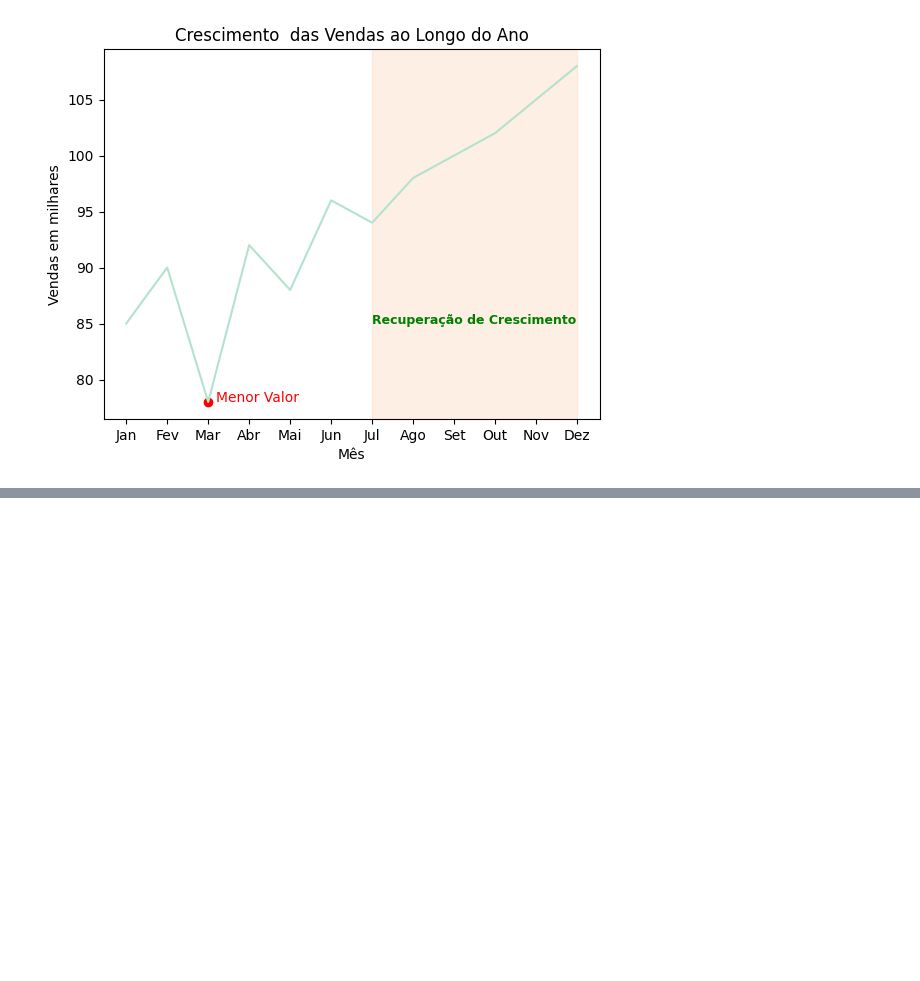
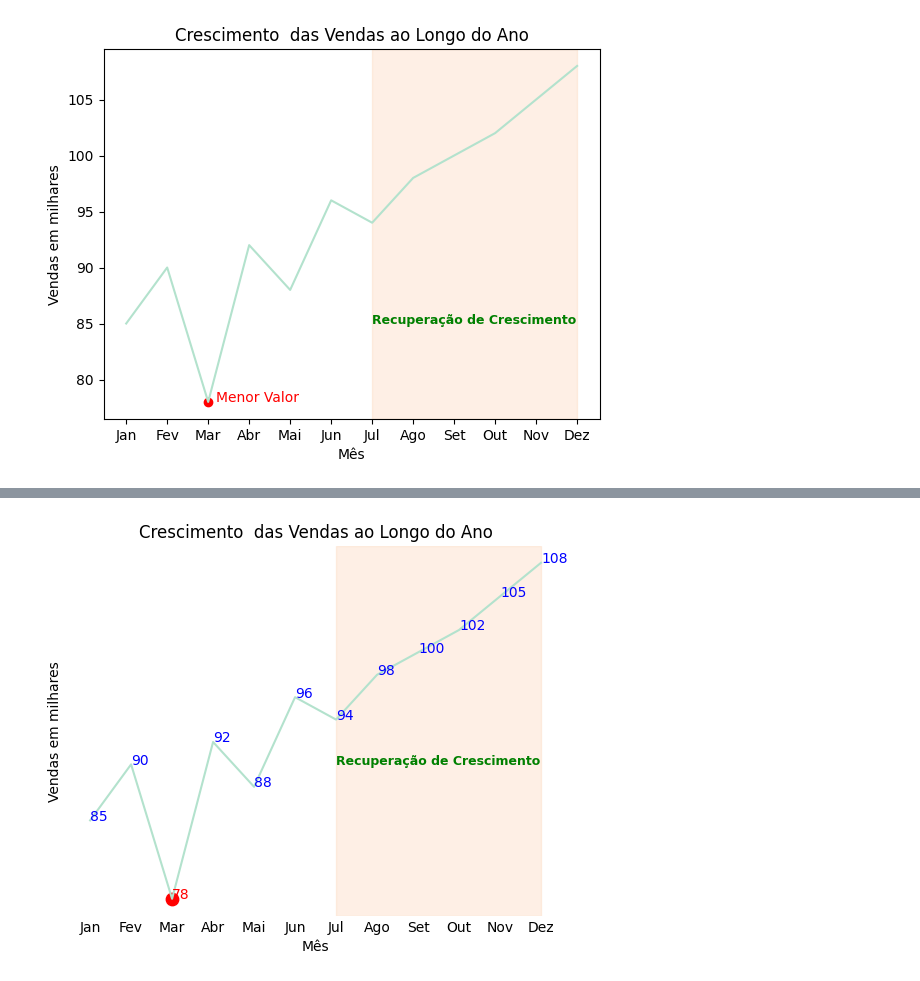
Before and after one commit to sdemoviart/data-viz-python-collection, a Jupyter notebook: line_chart.ipynb, the cells around one changed output, grey strips where cells are left out. Saved outputs shown, nothing was run; the diff lists cells and outputs as text; code cells hidden in the pictures; blank space fills up the shorter version.

```diff
--- a/line_chart.ipynb
+++ b/line_chart.ipynb
@@ -108,0 +124,62 @@ plt.show()
+# %%
+# Bibliotecas
+import numpy as np
+import matplotlib.pyplot as plt
+from cycler import cycler
+
+#==========================================================================================================================================
+#Dados
+meses = ['Jan', 'Fev', 'Mar', 'Abr', 'Mai', 'Jun', 'Jul', 'Ago', 'Set', 'Out', 'Nov', 'Dez']
+vendas = [85, 90, 78, 92, 88, 96, 94, 98, 100, 102, 105, 108]
+
+#==========================================================================================================================================
+# Configuração da paleta de Cores
+cores = plt.get_cmap('Pastel2').colors
+ciclo_cores = cycler('color', cores)
+plt.rc('axes', prop_cycle=ciclo_cores)
+
+#==========================================================================================================================================
+#configuração dos marcadores de cada ponto do gráfico
+marcadores = np.where(vendas == np.min(vendas), 'o', '')
+
+#==========================================================================================================================================
+# plotagem do gráfico base
+plt.plot(meses, vendas)
+
+#==========================================================================================================================================
+# Informando como os marcadores devem ser posicionados e as cores utilizadas
+for i, marcador in enumerate(marcadores):
+    if marcador == 'o':
+        cor = 'red'
+        tamanho = 80
+    else:
+        cor = 'Blue'
+        tamanho = 0
+    plt.scatter(meses[i], vendas[i], marker=marcador, s=tamanho, color=cor)
+    plt.annotate(vendas[i], color=cor, xy=(meses[i],vendas[i]), xytext=(0, 0), textcoords='offset points')
+#==========================================================================================================================================
+#destaque da região - axvspan = eixo x vertical espandido
+# parametro alpha = transparencia no matplotlib que vai de 0 a 1
+plt.axvspan(6, 11, alpha=0.3, color=cores[1])
+plt.text(6,90, 'Recuperação de Crescimento', color = 'green', fontsize=9, weight='bold')
+
+#==========================================================================================================================================
+# Retirando a caixa em torno do gráfico.
+plt.box(False)
+
+#==========================================================================================================================================
+# removendo as linhas tracejadas de cada mês
+plt.tick_params(axis='x', length=0)
+
+#==========================================================================================================================================
+# Removendo os valores do eixo y passando uma lista vazia.
+plt.yticks([])
+
+#==========================================================================================================================================
+# Configurando rótulos e títulos.
+plt.xlabel('Mês')
+plt.ylabel('Vendas em milhares')
+plt.title('Crescimento  das Vendas ao Longo do Ano')
+plt.show()
+# %% [output]
+[figure, added]
```
Also changed, not shown: parts of 3 cells of this notebook.
